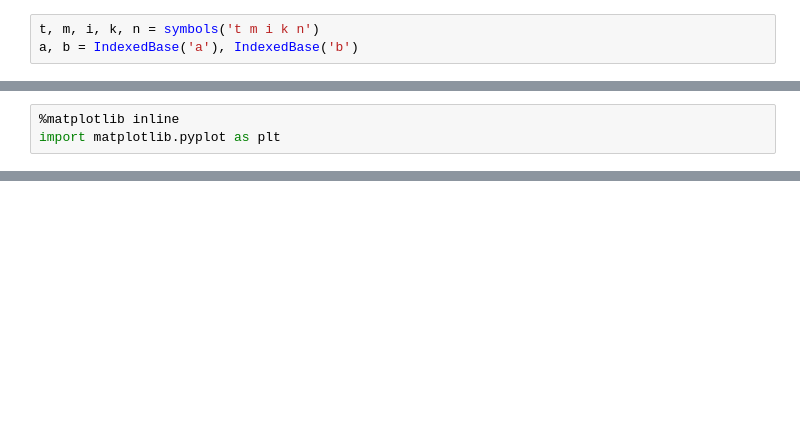
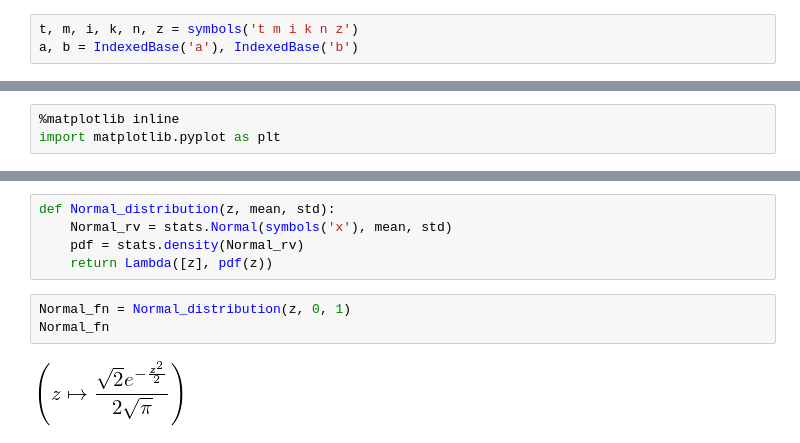
Before and after one commit to massimo-nocentini/pacc, a Jupyter notebook: paa-course/lecture-notes-november-15-2016.ipynb, the cells around one changed output, grey strips where cells are left out. Saved outputs shown, nothing was run; the diff lists cells and outputs as text; blank space fills up the shorter version.

```diff
--- a/paa-course/lecture-notes-november-15-2016.ipynb
+++ b/paa-course/lecture-notes-november-15-2016.ipynb
@@ -29,6 +33,6 @@ sys.setrecursionlimit(10000000)
 init_printing()
 # %%
-t, m, i, k, n = symbols('t m i k n')
+t, m, i, k, n, z = symbols('t m i k n z')
 a, b = IndexedBase('a'), IndexedBase('b')
 # %% [markdown]
 # Quicksort
@@ -210,0 +291,10 @@ None
+# %%
+def Normal_distribution(z, mean, std):
+    Normal_rv = stats.Normal(symbols('x'), mean, std)
+    pdf = stats.density(Normal_rv)
+    return Lambda([z], pdf(z))
+# %%
+Normal_fn = Normal_distribution(z, 0, 1)
+Normal_fn
+# %% [output]
+[figure, added]
```
Also changed, not shown: parts of 36 cells of this notebook.
